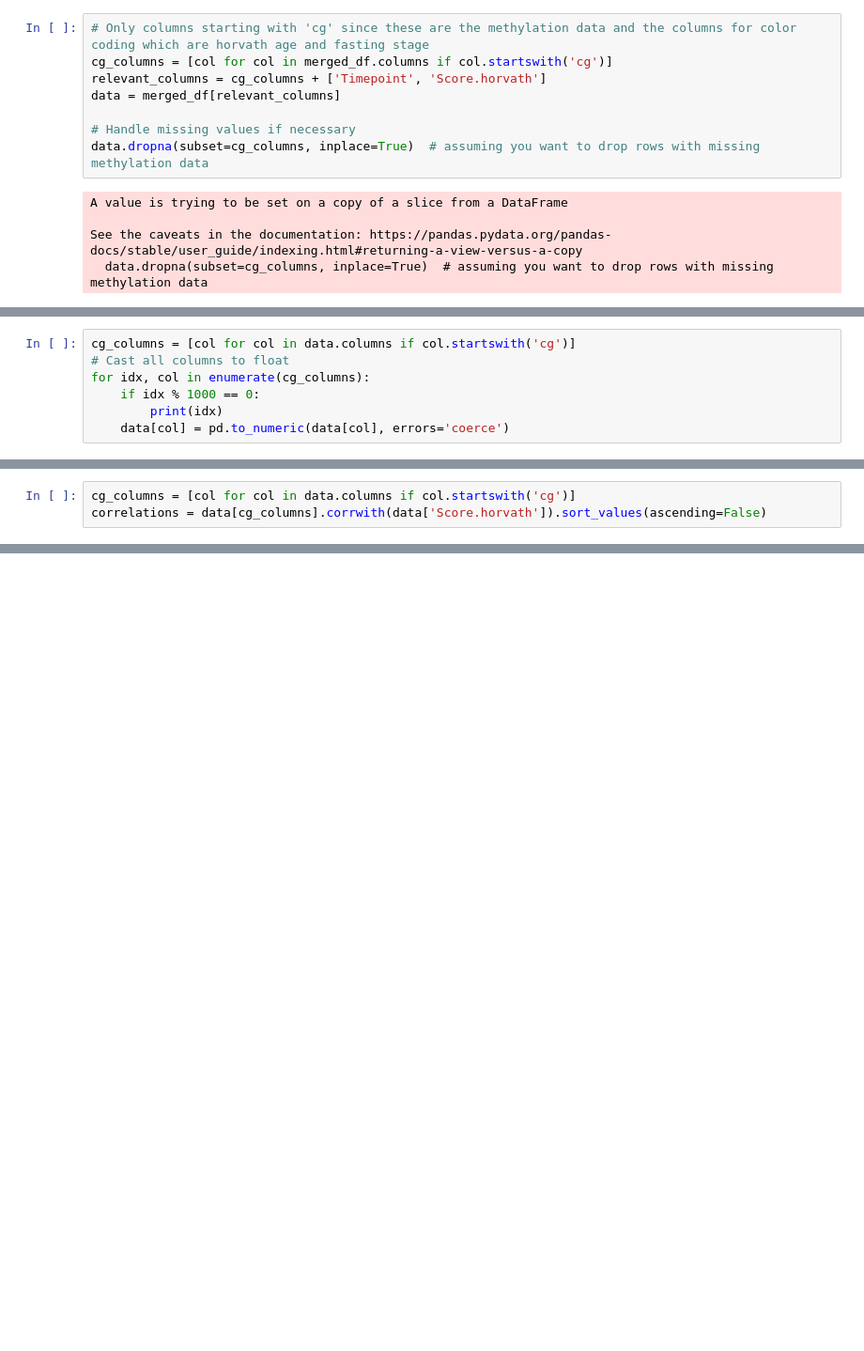
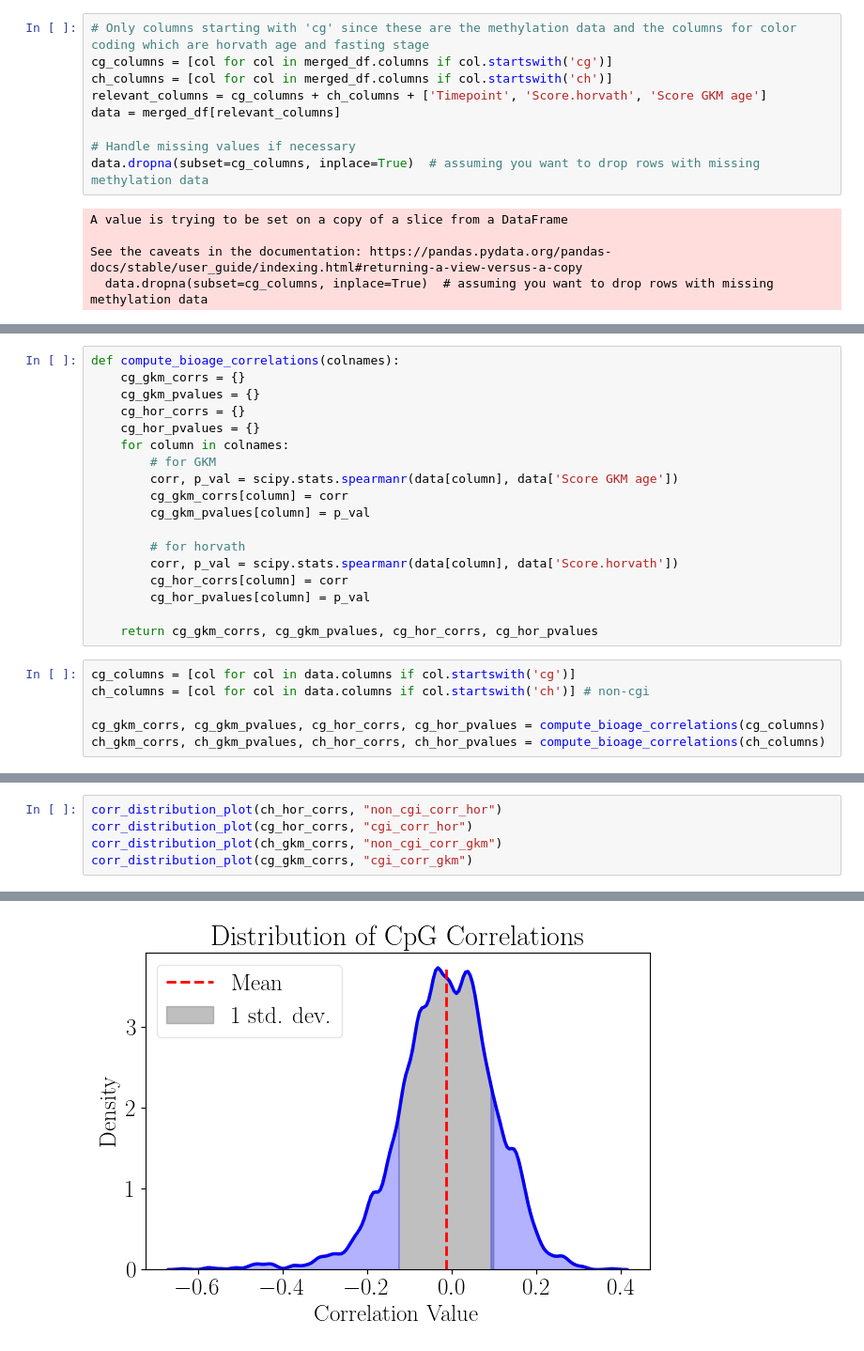
Before and after one commit to AmroAbdrabo/project-fasting-on-aging, a Jupyter notebook: exploratory_analysis.ipynb, the cells around one changed output, grey strips where cells are left out. Shown at 94% size. Drawn from its saved outputs; the diff is of its cells as text; blank space fills up the shorter version.

```diff
--- a/exploratory_analysis.ipynb
+++ b/exploratory_analysis.ipynb
@@ -124,7 +132,8 @@ plt.rc("lines", linewidth=2.5, markersize=10, markeredgewidth=2.5)
 # %%
 # Only columns starting with 'cg' since these are the methylation data and the columns for color coding which are horvath age and fasting stage
 cg_columns = [col for col in merged_df.columns if col.startswith('cg')]
-relevant_columns = cg_columns + ['Timepoint', 'Score.horvath']
+ch_columns = [col for col in merged_df.columns if col.startswith('ch')]
+relevant_columns = cg_columns + ch_columns + ['Timepoint', 'Score.horvath', 'Score GKM age']
 data = merged_df[relevant_columns]
 
 # Handle missing values if necessary
@@ -141,7 +169,0 @@ data.shape, merged_df.shape
-# %%
-cg_columns = [col for col in data.columns if col.startswith('cg')]
-# Cast all columns to float
-for idx, col in enumerate(cg_columns):
-    if idx % 1000 == 0:
-        print(idx)
-    data[col] = pd.to_numeric(data[col], errors='coerce')
@@ -172,3 +170,24 @@ See the caveats in the documentation: https://pandas.pydata.org/pandas-docs/stab
+# %%
+def compute_bioage_correlations(colnames):
+    cg_gkm_corrs = {}
+    cg_gkm_pvalues = {}
+    cg_hor_corrs = {}
+    cg_hor_pvalues = {}
+    for column in colnames:
+        # for GKM
+        corr, p_val = scipy.stats.spearmanr(data[column], data['Score GKM age'])
+        cg_gkm_corrs[column] = corr
+        cg_gkm_pvalues[column] = p_val
+
+        # for horvath
+        corr, p_val = scipy.stats.spearmanr(data[column], data['Score.horvath'])
+        cg_hor_corrs[column] = corr
+        cg_hor_pvalues[column] = p_val
+
+    return cg_gkm_corrs, cg_gkm_pvalues, cg_hor_corrs, cg_hor_pvalues
 # %%
 cg_columns = [col for col in data.columns if col.startswith('cg')]
-correlations = data[cg_columns].corrwith(data['Score.horvath']).sort_values(ascending=False)
+ch_columns = [col for col in data.columns if col.startswith('ch')] # non-cgi
+
+cg_gkm_corrs, cg_gkm_pvalues, cg_hor_corrs, cg_hor_pvalues = compute_bioage_correlations(cg_columns)
+ch_gkm_corrs, ch_gkm_pvalues, ch_hor_corrs, ch_hor_pvalues = compute_bioage_correlations(ch_columns)
@@ -220,0 +237,6 @@ plt.show()
+# %%
+corr_distribution_plot(ch_hor_corrs, "non_cgi_corr_hor")
+corr_distribution_plot(cg_hor_corrs, "cgi_corr_hor")
+corr_distribution_plot(ch_gkm_corrs, "non_cgi_corr_gkm")
+corr_distribution_plot(cg_gkm_corrs, "cgi_corr_gkm")
+# %% [output]
@@ -220,0 +245 @@ plt.show()
+[figure, added]
```
Also changed, not shown: parts of 26 cells of this notebook, 25 other files.
